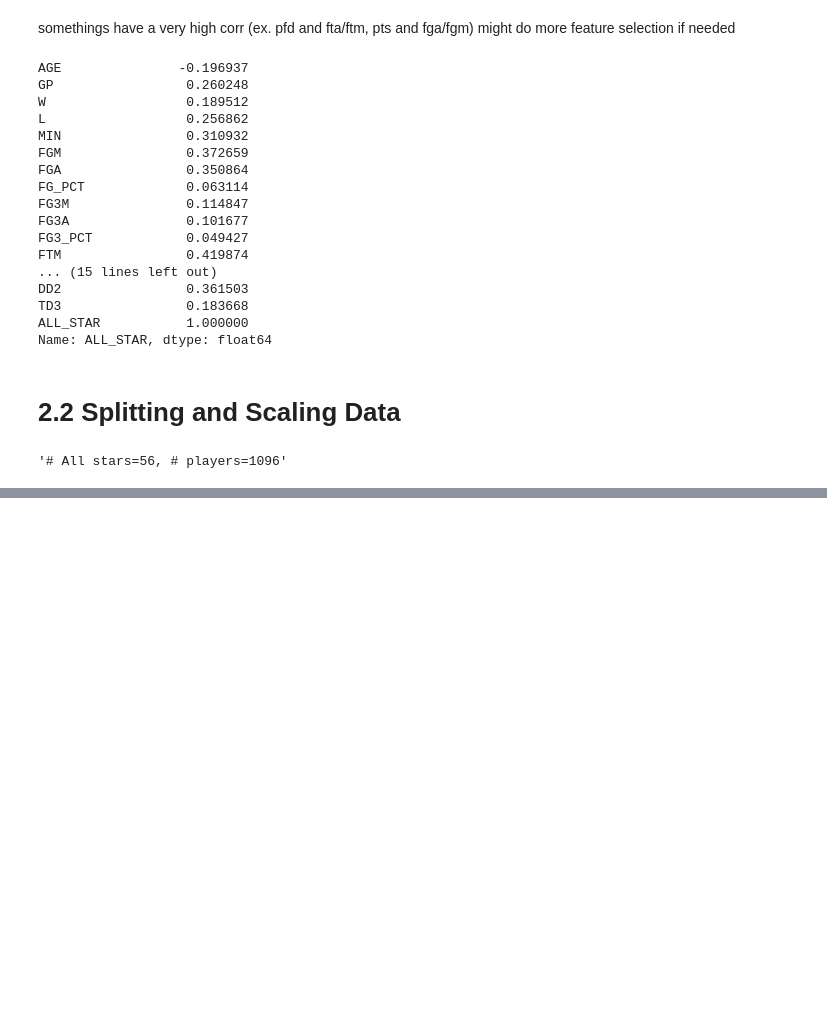
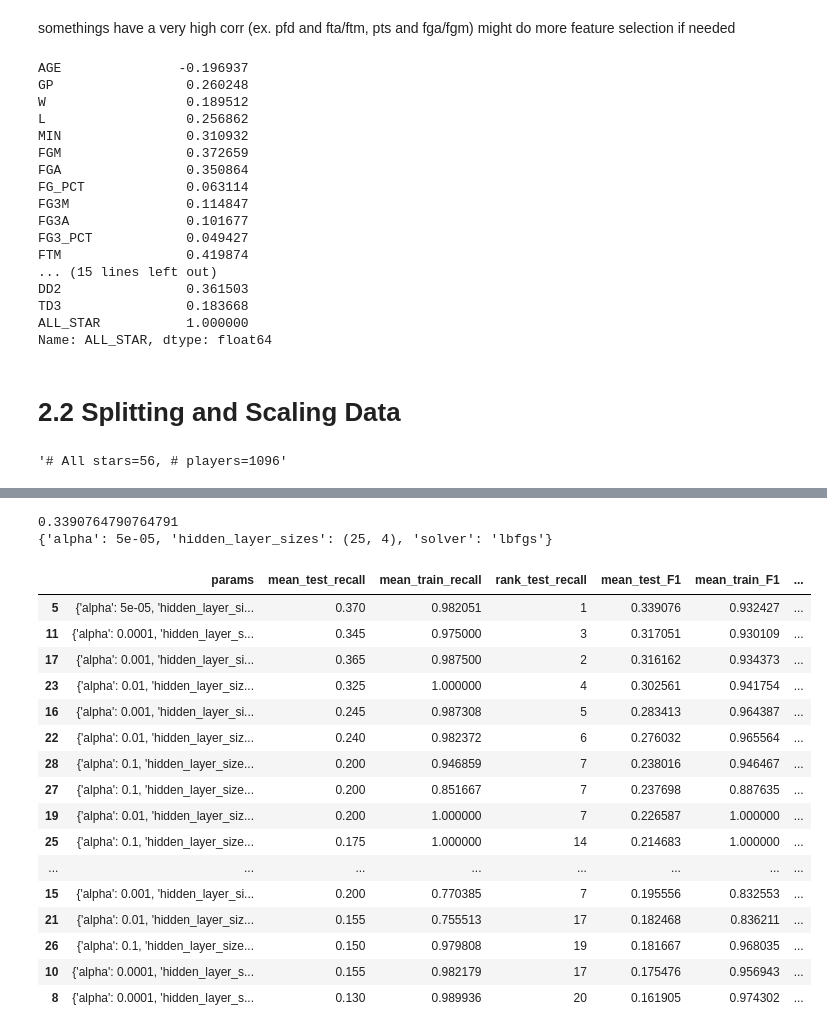
Before and after one commit to YongeBai/All_Star_Predictor, a Jupyter notebook: all_star2.ipynb, the cells around one changed output, grey strips where cells are left out. Cells and saved outputs as stored; diff of their text form; code cells hidden in the pictures; blank space fills up the shorter version.

```diff
--- a/all_star2.ipynb
+++ b/all_star2.ipynb
@@ -207,0 +311,26 @@ print(null_acc)
+# %%
+from sklearn.neural_network import MLPClassifier
+
+mlp = MLPClassifier(max_iter=10000, random_state=42)
+# %%
+#MLP params
+
+param_grid_mlp = dict(
+    solver = ['adam', 'lbfgs'],
+    hidden_layer_sizes = [(100,), (50,2), (25, 4)],
+    alpha = [0.00005,0.0001, 0.001, 0.01, 0.1]
+)
+# %%
+grid_mlp = GridSearchCV(
+    mlp,
+    param_grid_mlp,
+    cv = skf,
+    scoring = {
+      'recall':make_scorer(recall_score),
+      'F1':make_scorer(f1_score)
+    },
+    return_train_score=True,
+    refit='F1'
+)
+
+grid_mlp.fit(X_train, y_train)
@@ -207,0 +351,33 @@ print(null_acc)
+# %%
+print(grid_mlp.best_score_)
+print(grid_mlp.best_params_)
+# %% [output]
+0.3390764790764791
+{'alpha': 5e-05, 'hidden_layer_sizes': (25, 4), 'solver': 'lbfgs'}
+# %%
+results_mlp = pd.DataFrame(grid_mlp.cv_results_)
+
+results_mlp = results_mlp[['params',
+                  'mean_test_recall','mean_train_recall', 'rank_test_recall',
+                   'mean_test_F1','mean_train_F1','rank_test_F1']]
+# %%
+results_mlp = results_mlp.sort_values(by=['rank_test_F1'])
+results_mlp.head(20)
+# %% [output]
+|  | params | mean_test_recall | mean_train_recall | rank_test_recall | mean_test_F1 | mean_train_F1 | ... |
+| 5 | {'alpha': 5e-05, 'hidden_layer_si... | 0.370 | 0.982051 | 1 | 0.339076 | 0.932427 | ... |
+| 11 | {'alpha': 0.0001, 'hidden_layer_s... | 0.345 | 0.975000 | 3 | 0.317051 | 0.930109 | ... |
+| 17 | {'alpha': 0.001, 'hidden_layer_si... | 0.365 | 0.987500 | 2 | 0.316162 | 0.934373 | ... |
+| 23 | {'alpha': 0.01, 'hidden_layer_siz... | 0.325 | 1.000000 | 4 | 0.302561 | 0.941754 | ... |
+| 16 | {'alpha': 0.001, 'hidden_layer_si... | 0.245 | 0.987308 | 5 | 0.283413 | 0.964387 | ... |
+| 22 | {'alpha': 0.01, 'hidden_layer_siz... | 0.240 | 0.982372 | 6 | 0.276032 | 0.965564 | ... |
+| 28 | {'alpha': 0.1, 'hidden_layer_size... | 0.200 | 0.946859 | 7 | 0.238016 | 0.946467 | ... |
+| 27 | {'alpha': 0.1, 'hidden_layer_size... | 0.200 | 0.851667 | 7 | 0.237698 | 0.887635 | ... |
+| 19 | {'alpha': 0.01, 'hidden_layer_siz... | 0.200 | 1.000000 | 7 | 0.226587 | 1.000000 | ... |
+| 25 | {'alpha': 0.1, 'hidden_layer_size... | 0.175 | 1.000000 | 14 | 0.214683 | 1.000000 | ... |
+| ... | ... | ... | ... | ... | ... | ... | ... |
+| 15 | {'alpha': 0.001, 'hidden_layer_si... | 0.200 | 0.770385 | 7 | 0.195556 | 0.832553 | ... |
+| 21 | {'alpha': 0.01, 'hidden_layer_siz... | 0.155 | 0.755513 | 17 | 0.182468 | 0.836211 | ... |
+| 26 | {'alpha': 0.1, 'hidden_layer_size... | 0.150 | 0.979808 | 19 | 0.181667 | 0.968035 | ... |
+| 10 | {'alpha': 0.0001, 'hidden_layer_s... | 0.155 | 0.982179 | 17 | 0.175476 | 0.956943 | ... |
+| 8 | {'alpha': 0.0001, 'hidden_layer_s... | 0.130 | 0.989936 | 20 | 0.161905 | 0.974302 | ... |
```
Also changed, not shown: parts of 86 cells of this notebook.
